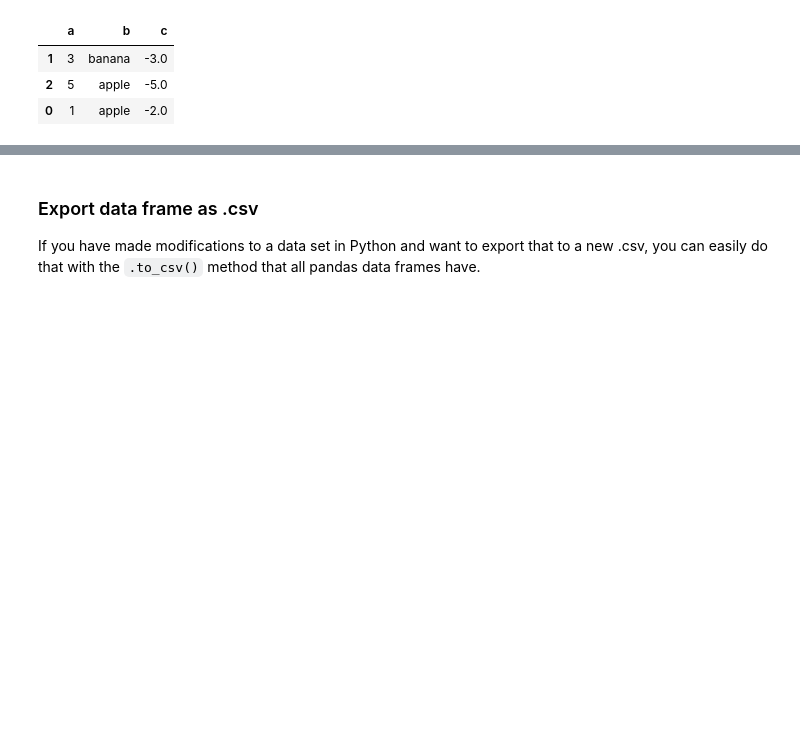
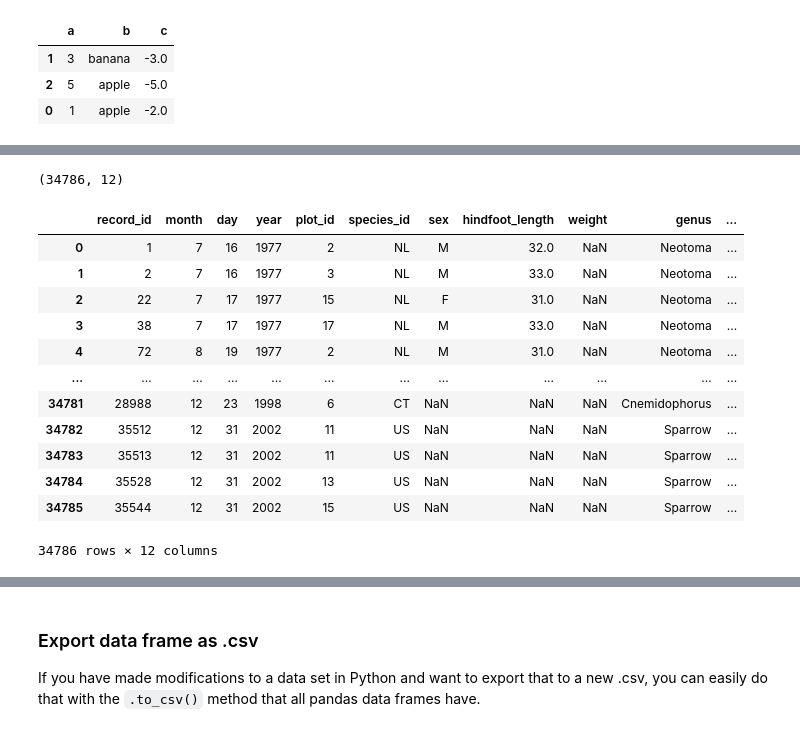
Before and after one commit to DeisData/python, a Jupyter notebook: sequential/numpy-pandas.ipynb, the cells around one changed output, grey strips where cells are left out. Drawn from its saved outputs; the diff is of its cells as text; code cells hidden in the pictures; blank space fills up the shorter version.

Commit message:
join and append data frames numpy/pandas workshop

```diff
--- a/sequential/numpy-pandas.ipynb
+++ b/sequential/numpy-pandas.ipynb
@@ -534,0 +579,6 @@ my_df.sort_values(by=['b', 'a'], ascending=False)
+# %%
+surveys_df = pd.read_csv("https://raw.githubusercontent.com/DeisData/python/master/data/surveys.csv", keep_default_na=False, na_values=[""])
+species_df = pd.read_csv("https://raw.githubusercontent.com/DeisData/python/master/data/species.csv", keep_default_na=False, na_values=[""])
+
+print(surveys_df.head())
+print(species_df.head())
@@ -534,0 +614,25 @@ my_df.sort_values(by=['b', 'a'], ascending=False)
+# %%
+
+merged_inner = pd.merge(left=surveys_df, right=species_df, left_on='species_id', right_on='species_id')
+
+# In this case `species_id` is the only column name in  both dataframes, so if we skipped `left_on`
+# And `right_on` arguments we would still get the same result
+
+# What's the size of the output data?
+print(merged_inner.shape)
+merged_inner
+# %% [output]
+(34786, 12)
+|  | record_id | month | day | year | plot_id | species_id | sex | hindfoot_length | weight | genus | ... |
+| 0 | 1 | 7 | 16 | 1977 | 2 | NL | M | 32.0 | NaN | Neotoma | ... |
+| 1 | 2 | 7 | 16 | 1977 | 3 | NL | M | 33.0 | NaN | Neotoma | ... |
+| 2 | 22 | 7 | 17 | 1977 | 15 | NL | F | 31.0 | NaN | Neotoma | ... |
+| 3 | 38 | 7 | 17 | 1977 | 17 | NL | M | 33.0 | NaN | Neotoma | ... |
+| 4 | 72 | 8 | 19 | 1977 | 2 | NL | M | 31.0 | NaN | Neotoma | ... |
+| ... | ... | ... | ... | ... | ... | ... | ... | ... | ... | ... | ... |
+| 34781 | 28988 | 12 | 23 | 1998 | 6 | CT | NaN | NaN | NaN | Cnemidophorus | ... |
+| 34782 | 35512 | 12 | 31 | 2002 | 11 | US | NaN | NaN | NaN | Sparrow | ... |
+| 34783 | 35513 | 12 | 31 | 2002 | 11 | US | NaN | NaN | NaN | Sparrow | ... |
+| 34784 | 35528 | 12 | 31 | 2002 | 13 | US | NaN | NaN | NaN | Sparrow | ... |
+| 34785 | 35544 | 12 | 31 | 2002 | 15 | US | NaN | NaN | NaN | Sparrow | ... |
+34786 rows × 12 columns
```
Also changed, not shown: parts of 14 cells of this notebook.
